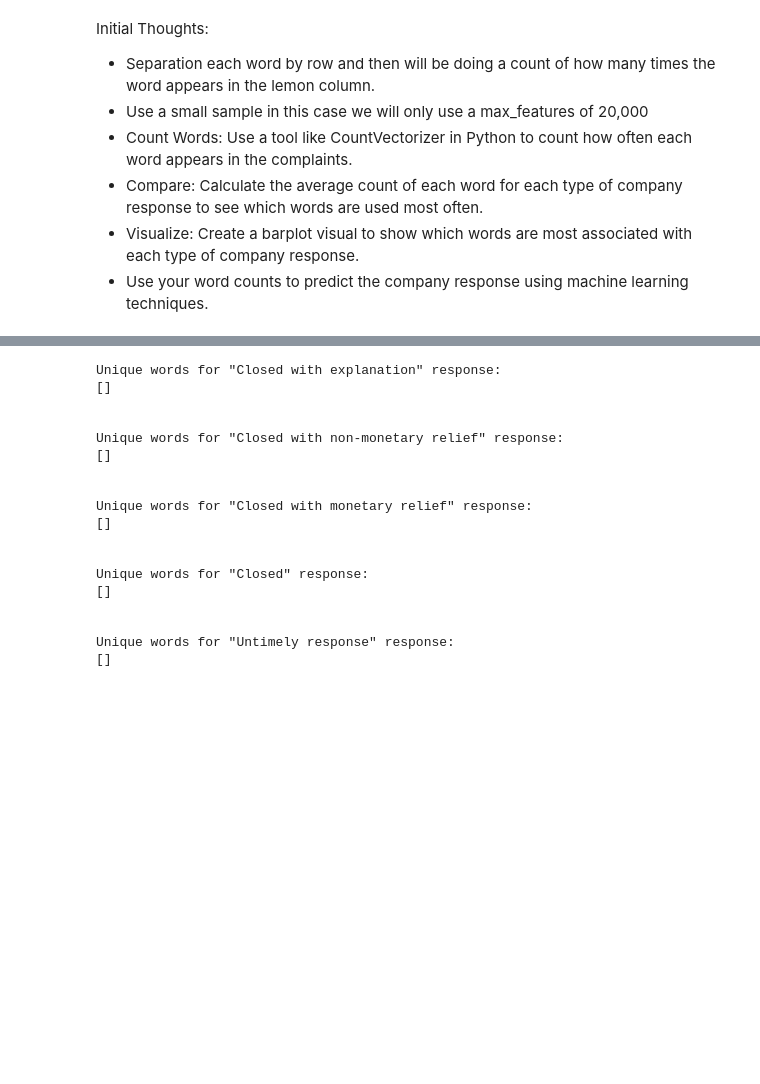
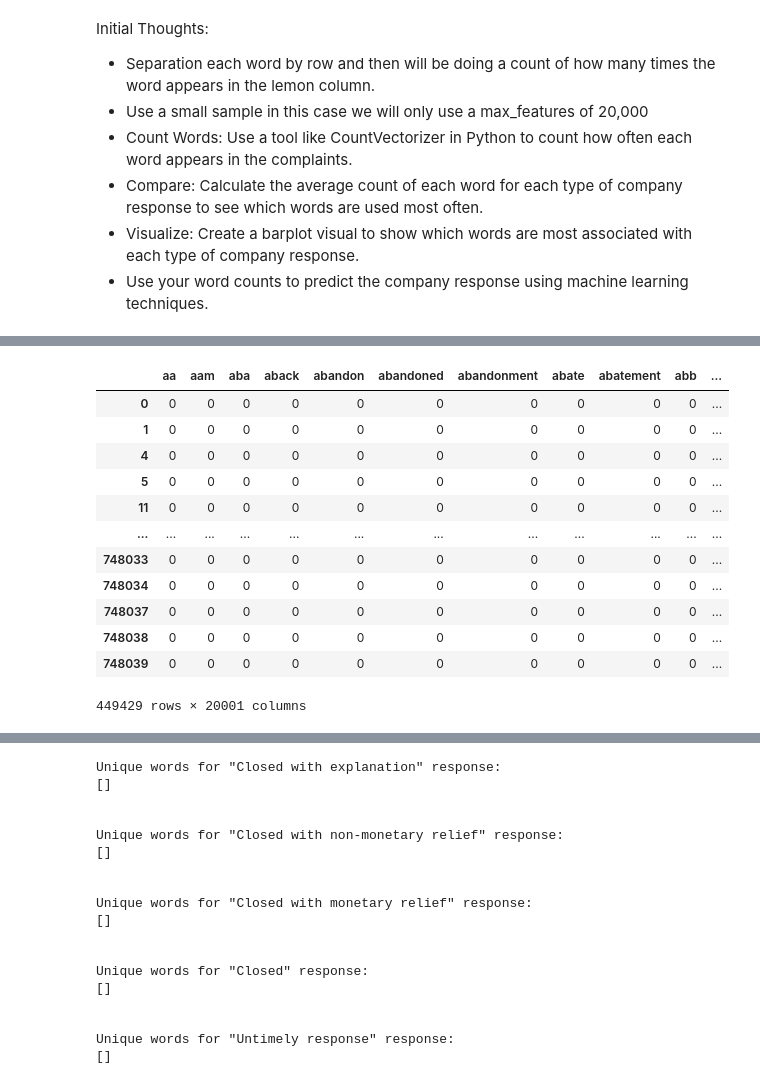
Before and after one commit to DATA-TRAC/consumer-complaint-response, a Jupyter notebook: lugo-question-1.ipynb, the cells around one changed output, grey strips where cells are left out. Saved outputs shown, nothing was run; the diff lists cells and outputs as text; code cells hidden in the pictures; blank space fills up the shorter version.

```diff
--- a/lugo-question-1.ipynb
+++ b/lugo-question-1.ipynb
@@ -147,0 +157,16 @@ word_counts, df_with_words,word_counts_ones = e.get_word_counts(train)
+# %%
+df_with_words
+# %% [output]
+|  | aa | aam | aba | aback | abandon | abandoned | abandonment | abate | abatement | abb | ... |
+| 0 | 0 | 0 | 0 | 0 | 0 | 0 | 0 | 0 | 0 | 0 | ... |
+| 1 | 0 | 0 | 0 | 0 | 0 | 0 | 0 | 0 | 0 | 0 | ... |
+| 4 | 0 | 0 | 0 | 0 | 0 | 0 | 0 | 0 | 0 | 0 | ... |
+| 5 | 0 | 0 | 0 | 0 | 0 | 0 | 0 | 0 | 0 | 0 | ... |
+| 11 | 0 | 0 | 0 | 0 | 0 | 0 | 0 | 0 | 0 | 0 | ... |
+| ... | ... | ... | ... | ... | ... | ... | ... | ... | ... | ... | ... |
+| 748033 | 0 | 0 | 0 | 0 | 0 | 0 | 0 | 0 | 0 | 0 | ... |
+| 748034 | 0 | 0 | 0 | 0 | 0 | 0 | 0 | 0 | 0 | 0 | ... |
+| 748037 | 0 | 0 | 0 | 0 | 0 | 0 | 0 | 0 | 0 | 0 | ... |
+| 748038 | 0 | 0 | 0 | 0 | 0 | 0 | 0 | 0 | 0 | 0 | ... |
+| 748039 | 0 | 0 | 0 | 0 | 0 | 0 | 0 | 0 | 0 | 0 | ... |
+449429 rows × 20001 columns
```
Also changed, not shown: parts of 15 cells of this notebook.
